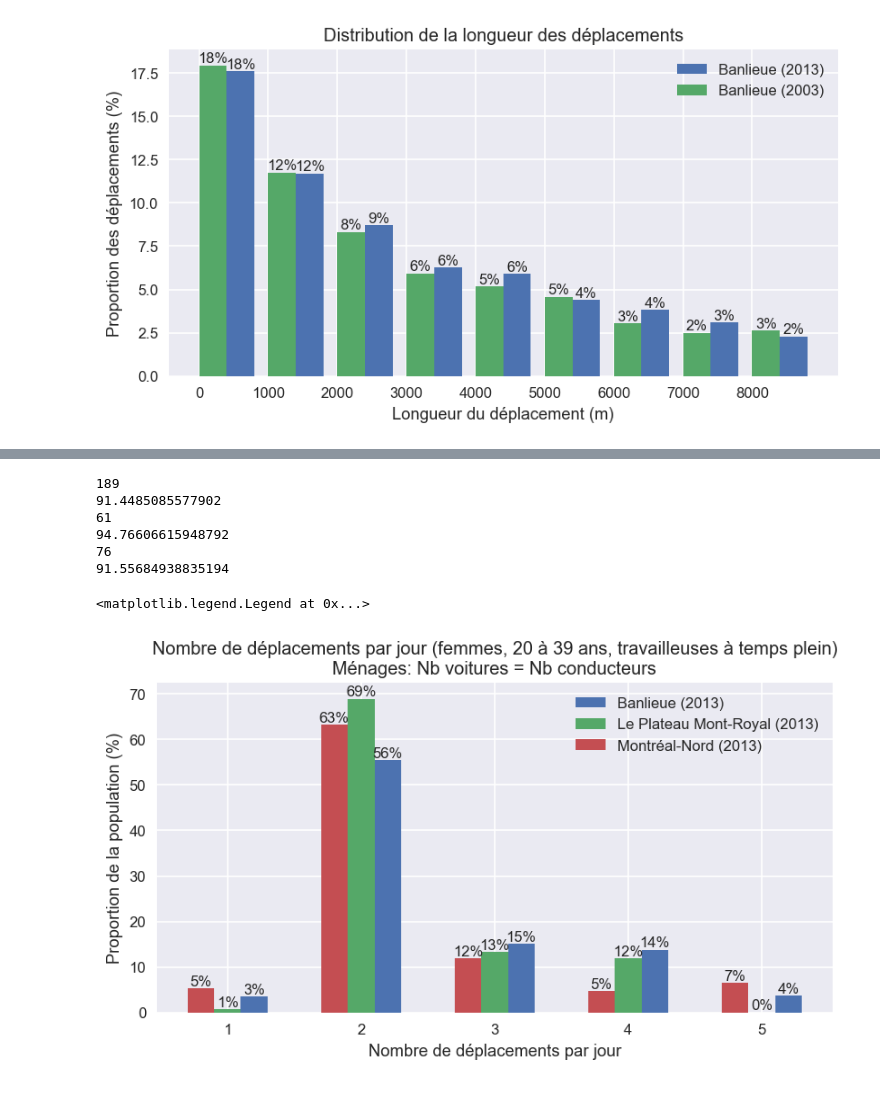
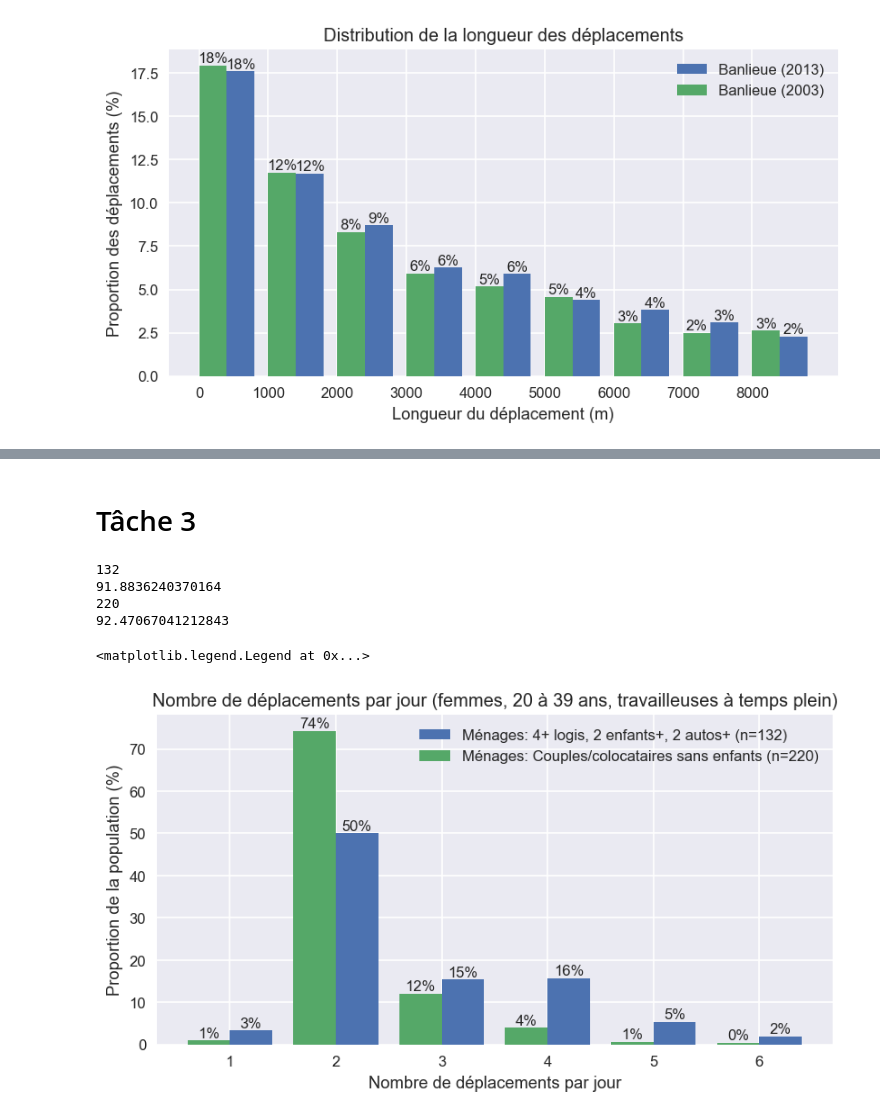
Before and after one commit to davidmurray/CIV6702-TP3, a Jupyter notebook: TP3.ipynb, the cells around one changed output, grey strips where cells are left out. Drawn from its saved outputs; the diff is of its cells as text; code cells hidden in the pictures.

```diff
--- a/TP3.ipynb
+++ b/TP3.ipynb
@@ -274,3 +270,21 @@ Typologie 3: 114, 2.91%, facper: 4.66 %
 Typologie 4: 385, 9.81%, facper: 16.34 %
 Typologie 5: 165, 4.20%, facper: 2.89 %
 Typologie 6: 297, 7.57%, facper: 5.51 %
+# %%
+def add_convex_hull(df):
+    df["person_id"] = df['feuillet'].astype(str) + "_" + df['rang'].astype(str)
+    for person_id in tqdm.tqdm(df.person_id.unique()):
+        trips = df[df.person_id == person_id]
+
+        points = []
+        for i, row in trips.iterrows():
+            points.append(Point((row.xorig, row.yorig)))
+            points.append(Point((row.xdest, row.ydest)))
+
+        convex_hull = shapely.geometry.MultiPoint(points).convex_hull
+        df.loc[df.person_id == person_id, 'ch_area'] = convex_hull.area
+        df.loc[df.person_id == person_id, 'ch_perimeter'] = convex_hull.length
+        df.loc[df.person_id == person_id, 'ch'] = convex_hull.wkt
+
+for df in [suburb_2013, montrealNord, plateau]:
+    add_convex_hull(df)
@@ -314,7 +397,7 @@ def menages_typology(df, typology):
                 & (df.autologi == 0)
                 ]
     elif typology == 2: # Typologie 2: 4+ logis, 2 enfants+, 2 autos+
-        return df[(df.perslogi >= 2)
+        return df[(df.perslogi >= 4)
                 & (df.children >= 2)
                 & (df.autologi >= 2)
                 ]
@@ -334,6 +417,10 @@ def menages_typology(df, typology):
                 & (df.retired == 2)
                 & (df.drivers == 2)
                 ]
+    elif typology == 7: # Typologie 7: 4+ logis, 2 enfants+
+        return df[(df.perslogi >= 4)
+                & (df.children >= 2)
+                ]
 # %%
 def calculate_household_typology_obs_size(df):
     print(f"=== {df.title} ===")
@@ -728,34 +813,36 @@ plt.legend()
+# %% [markdown]
+# Tâche 3
+# %%
+combined_sect = pd.concat([suburb_2013, plateau, montrealNord])
 # %%
-width = 0.2
+width = 0.4
 plt.figure(figsize=(8, 4), dpi=120)
 def _n_depl_plot(df, title, offset):
     df_pers = pers_typology(df, 2)
     df_pers = df_pers[df_pers.f_pers == "T"]
     #df_pers = neighborhood_typology(df_pers, 4)
-    df_pers = menages_typology(df_pers, 3)
+    #df_pers = menages_typology(df_pers, 3)
     print(len(df_pers))
 
     total_faclog = df_pers.facper.sum()
 
-    bin_edges = np.array([1, 2, 3, 4, 5, 6])
+    bin_edges = np.array([1, 2, 3, 4, 5, 6, 7])
     bins = np.histogram(list(df_pers.nb_depl), bins=bin_edges, weights=df_pers.facper / total_faclog * 100)[0]
-
-    bar = plt.bar(bin_edges[:-1]-offset, bins, width=width, align="center", label=title)
+    print(sum(bins))
+    bar = plt.bar(bin_edges[:-1]-offset, bins, width=width, align="center", label=title + f" (n={len(df_pers)})")
     plt.bar_label(bar, fmt="%.0f%%")
     _ = plt.xticks(bin_edges[:-1])
     plt.xlabel("Nombre de déplacements par jour")
     plt.ylabel("Proportion de la population (%)")
-    plt.title("Nombre de déplacements par jour (femmes, 20 à 39 ans, travailleuses à temps plein)\nMénages: Nb voitures = Nb conducteurs")
-_n_depl_plot(suburb_2013, title="Banlieue (2013)", offset=-width)
-_n_depl_plot(plateau, title="Le Plateau Mont-Royal (2013)", offset=0)
-_n_depl_plot(montrealNord, title="Montréal-Nord (2013)", offset=+width)
+    plt.title("Nombre de déplacements par jour (femmes, 20 à 39 ans, travailleuses à temps plein)")
+    #plt.title("Nombre de déplacements par jour (femmes, 20 à 39 ans, travailleuses à temps plein)\nMénages: Nb voitures = Nb conducteurs")
+_n_depl_plot(menages_typology(combined_sect, 2), title="Ménages: 4+ logis, 2 enfants+, 2 autos+", offset=-width/2)
+_n_depl_plot(menages_typology(combined_sect, 5), title="Ménages: Couples/colocataires sans enfants", offset=+width/2)
 plt.legend()
 # %% [output]
-189
-91.4485085577902
-61
-94.76606615948792
-76
-91.55684938835194
+132
+91.8836240370164
+220
+92.47067041212843
 <matplotlib.legend.Legend at 0x...>
-[figure, old version]
+[figure, new version]
```
Also changed, not shown: parts of 44 cells of this notebook, 5 other files.
